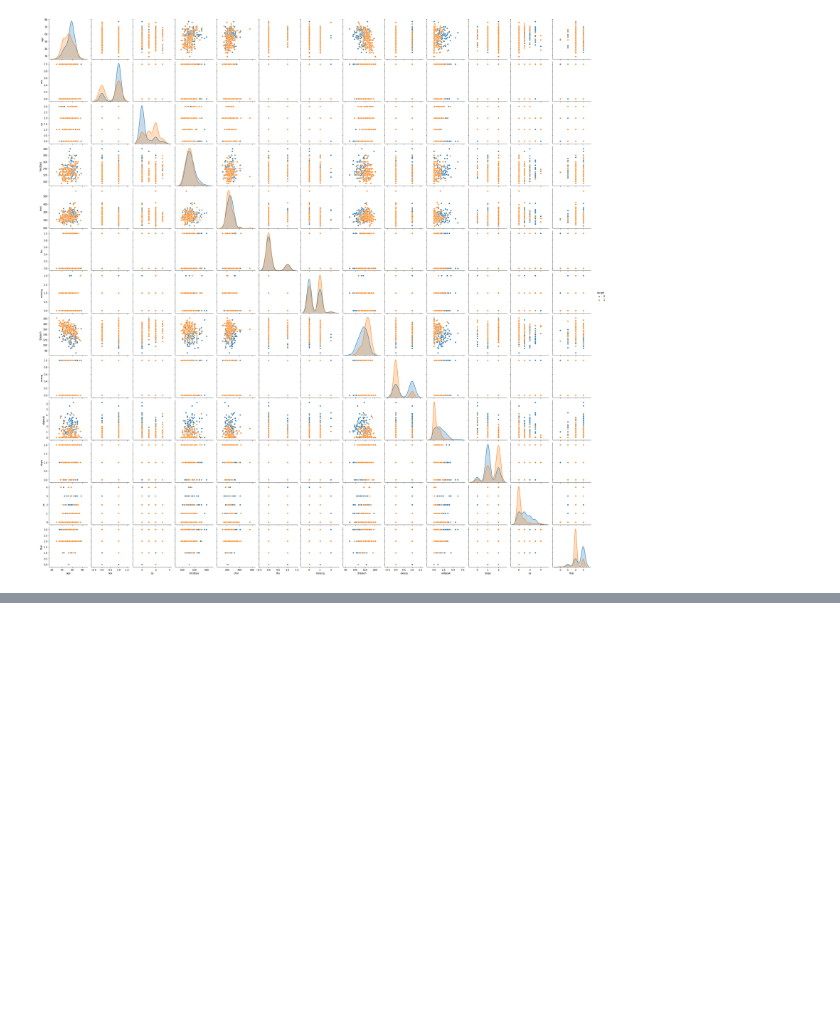
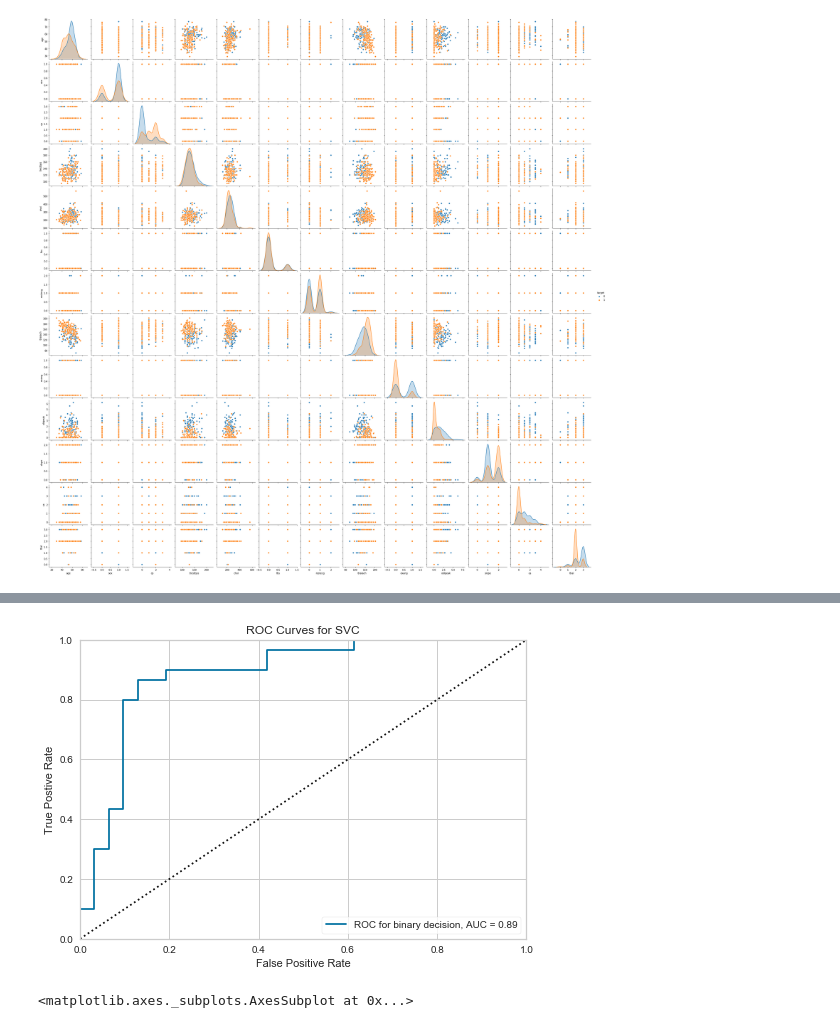
Before and after one commit to WonjunChun/2020_DataScience, a Jupyter notebook: HW01/03 Classification_01/Heart Disease Classification.ipynb, the cells around one changed output, grey strips where cells are left out. Cells and saved outputs as stored; diff of their text form; code cells hidden in the pictures; blank space fills up the shorter version.

```diff
--- a/HW01/03 Classification_01/Heart Disease Classification.ipynb
+++ b/HW01/03 Classification_01/Heart Disease Classification.ipynb
@@ -153,0 +149,8 @@ visualizer.show()
+# %%
+visualizer4 = ROCAUC(model4, classes=[0, 1], micro=False, macro=False, per_class=False)
+visualizer4.fit(X_test_scaled, y_test)
+visualizer4.score(X_test_scaled, y_test)
+visualizer4.show()
+# %% [output]
+[figure, added]
+<matplotlib.axes._subplots.AxesSubplot at 0x...>
```
Also changed, not shown: parts of 9 cells of this notebook.
